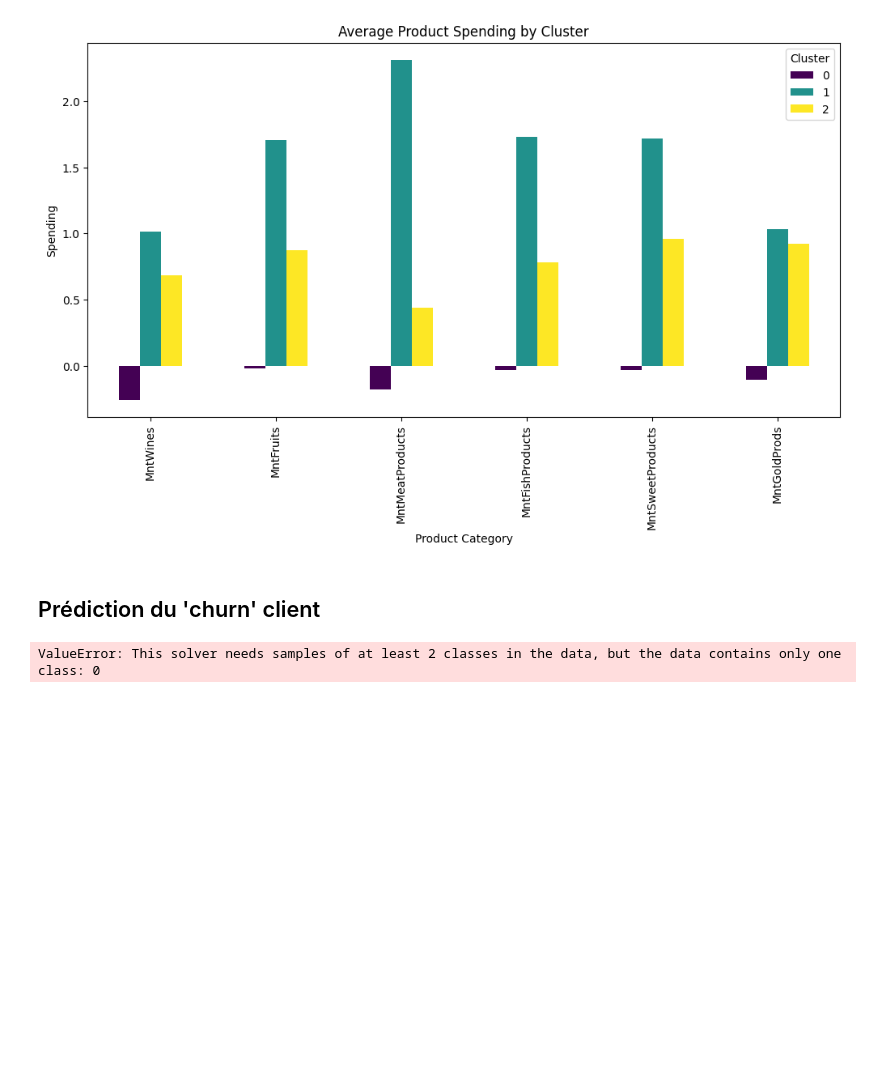
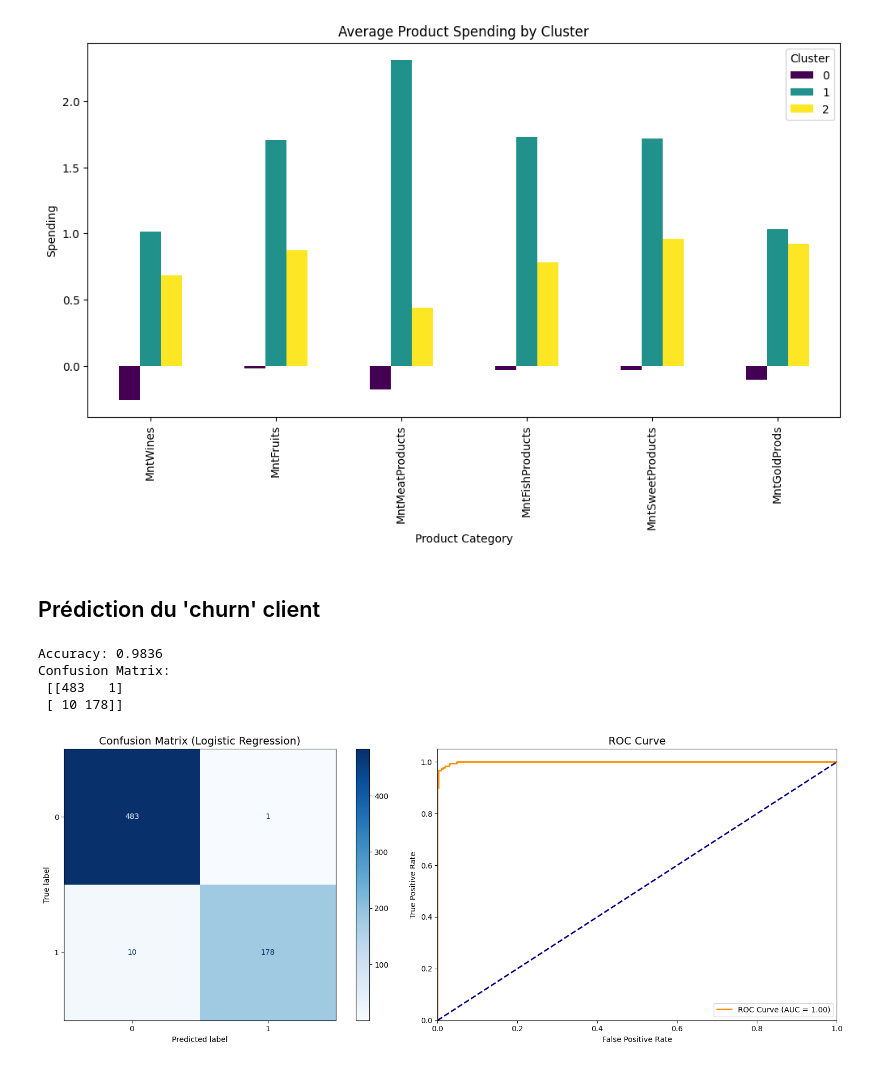
Before and after one commit to Jmuhleman/BUI_2024, a Jupyter notebook: projet/exploration.ipynb, the cells around one changed output. Saved outputs shown, nothing was run; the diff lists cells and outputs as text; code cells hidden in the pictures; blank space fills up the shorter version.

```diff
--- a/projet/exploration.ipynb
+++ b/projet/exploration.ipynb
@@ -397,8 +439,7 @@ from sklearn.metrics import confusion_matrix, accuracy_score, ConfusionMatrixDis
 from sklearn.model_selection import train_test_split
 import matplotlib.pyplot as plt
 
-# Create a churn proxy variable (e.g., low engagement)
-final_df['Churn'] = (final_df['Recency'] > 90).astype(int)  # Example: recent engagement threshold
+final_df['Churn'] = (final_df['Recency'] > final_df['Recency'].quantile(0.75)).astype(int)
 y = final_df['Churn']
 X = final_df.drop(columns=['Churn', 'ID'], errors='ignore')
 X = pd.get_dummies(X, drop_first=True)
@@ -415,31 +456,35 @@ y_pred = log_reg.predict(X_test)
 y_prob = log_reg.predict_proba(X_test)[:, 1]  # Predicted probabilities for class 1
 print(f'Accuracy: {accuracy_score(y_test, y_pred):.4f}')
 print('Confusion Matrix:\n', confusion_matrix(y_test, y_pred))
 
 # Confusion Matrix Heatmap
 cm = confusion_matrix(y_test, y_pred)
 disp = ConfusionMatrixDisplay(confusion_matrix=cm, display_labels=log_reg.classes_)
 
 fig, ax = plt.subplots(1, 2, figsize=(16, 6))
 
 # Plot confusion matrix
 disp.plot(cmap="Blues", ax=ax[0])
 ax[0].set_title("Confusion Matrix (Logistic Regression)", fontsize=14)
 
 # ROC Curve
 fpr, tpr, thresholds = roc_curve(y_test, y_prob)
 roc_auc = auc(fpr, tpr)
 
 ax[1].plot(fpr, tpr, color='darkorange', lw=2, label=f'ROC Curve (AUC = {roc_auc:.2f})')
 ax[1].plot([0, 1], [0, 1], color='navy', lw=2, linestyle='--')
 ax[1].set_xlim([0.0, 1.0])
 ax[1].set_ylim([0.0, 1.05])
 ax[1].set_title('ROC Curve', fontsize=14)
 ax[1].set_xlabel('False Positive Rate')
 ax[1].set_ylabel('True Positive Rate')
 ax[1].legend(loc="lower right")
 
 plt.tight_layout()
 plt.show()
 # %% [output]
-ValueError: This solver needs samples of at least 2 classes in the data, but the data contains only one class: 0
+Accuracy: 0.9836
+Confusion Matrix:
+ [[483   1]
+ [ 10 178]]
+[figure, added]
```
Also changed, not shown: parts of 5 cells of this notebook.
